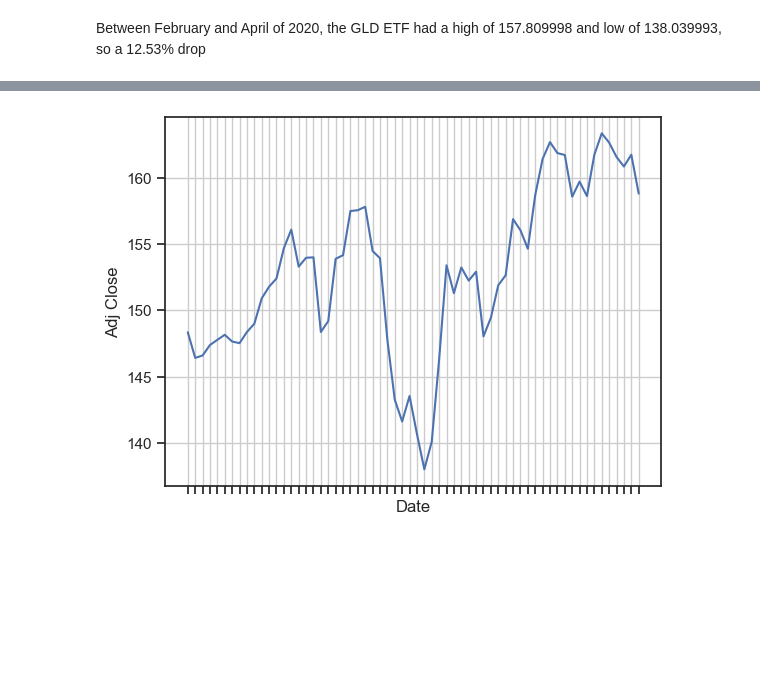
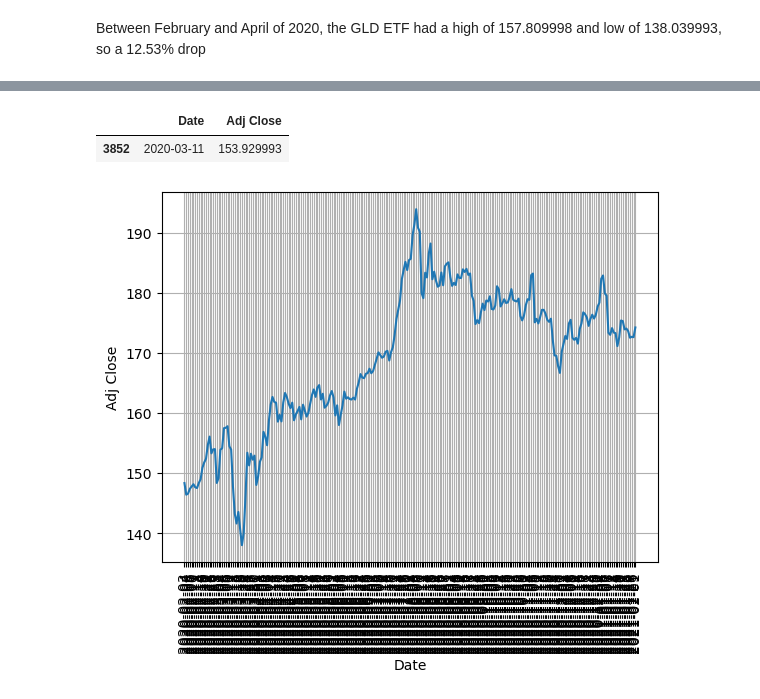
Before and after one commit to rushichokshi/Investment-Analysis, a Jupyter notebook: notebooks/gld.ipynb, the cells around one changed output, grey strips where cells are left out. Cells and saved outputs as stored; diff of their text form; code cells hidden in the pictures; blank space fills up the shorter version.

```diff
--- a/notebooks/gld.ipynb
+++ b/notebooks/gld.ipynb
@@ -179,12 +213,12 @@ TypeError: Artist.remove() got an unexpected keyword argument 'marker'
+# %%
+gld[gld['Date']=='2020-03-11']
+# %% [output]
+|  | Date | Adj Close |
+| 3852 | 2020-03-11 | 153.929993 |
 # %%
-fig, ax = plt.subplots()
-
-sns.lineplot(x=gld[gld['Date']>='2020-02-03'][gld['Date']<='2020-04-30']['Date'],y=gld[gld['Date']>='2020-02-03'][gld['Date']<='2020-04-30']['Adj Close'])
+graph = sns.lineplot(x=gld[gld['Date']>='2020-02-03'][gld['Date']<='2021-02-01']['Date'],y=gld[gld['Date']>='2020-02-03'][gld['Date']<='2021-02-01']['Adj Close'])
 plt.grid(True)
 plt.xticks(rotation=90)
-
-ax.tick_params(labelbottom=False)
-
 plt.show()
 # %% [output]
-[figure, old version]
+[figure, new version]
```
Also changed, not shown: parts of 17 cells of this notebook.
